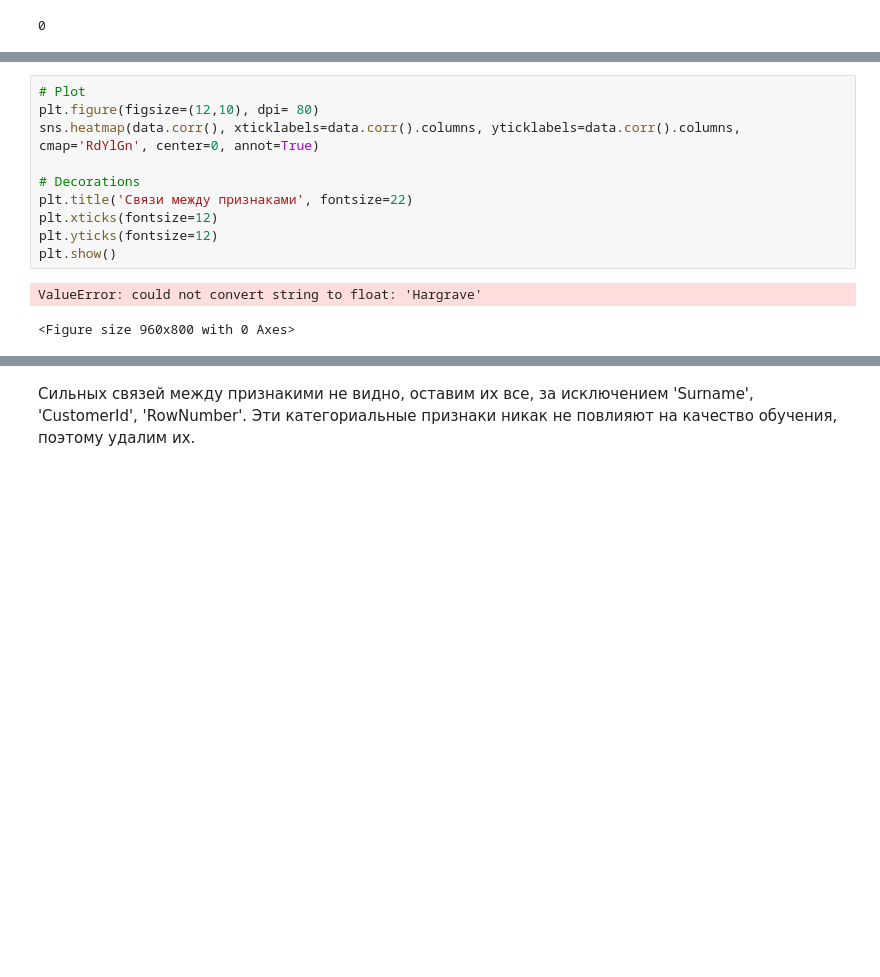
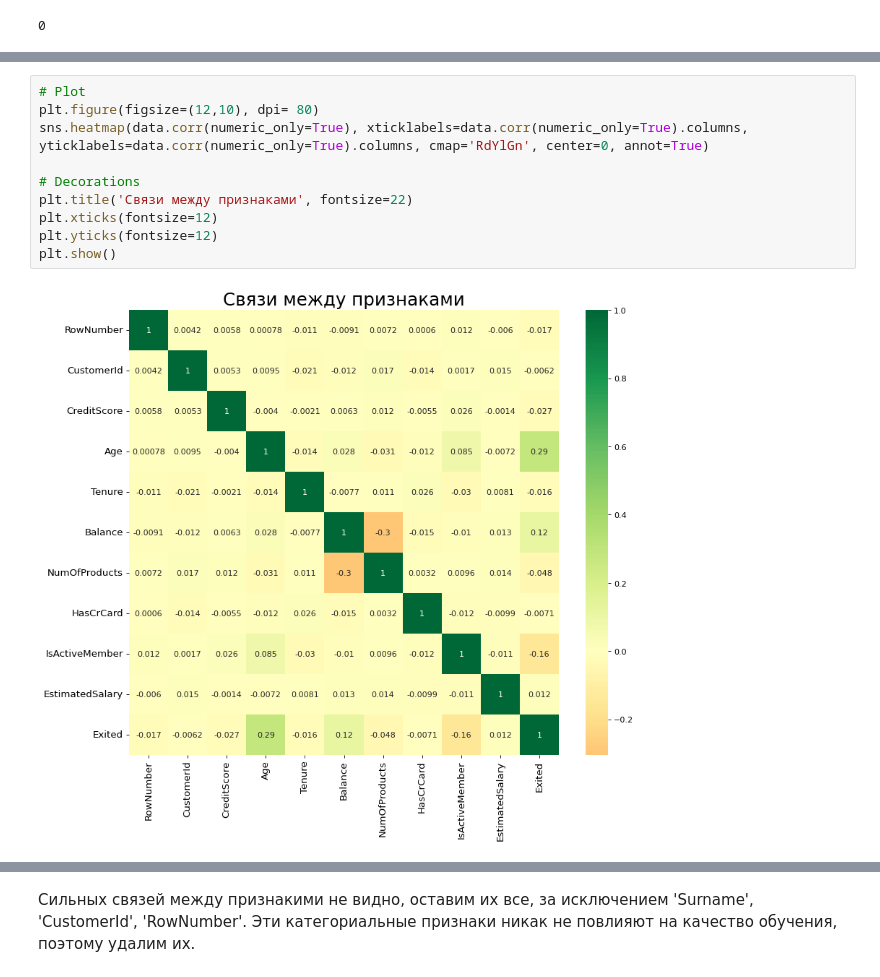
Before and after one commit to denismaslov/yandex, a Jupyter notebook: sprint6/yandex_practicum_sprint6.ipynb, the cells around one changed output, grey strips where cells are left out. Drawn from its saved outputs; the diff is of its cells as text; blank space fills up the shorter version.

```diff
--- a/sprint6/yandex_practicum_sprint6.ipynb
+++ b/sprint6/yandex_practicum_sprint6.ipynb
@@ -219,16 +212,15 @@ ValueError: could not convert string to float: 'Hargrave'
 # %%
 # Plot
 plt.figure(figsize=(12,10), dpi= 80)
-sns.heatmap(data.corr(), xticklabels=data.corr().columns, yticklabels=data.corr().columns, cmap='RdYlGn', center=0, annot=True)
+sns.heatmap(data.corr(numeric_only=True), xticklabels=data.corr(numeric_only=True).columns, yticklabels=data.corr(numeric_only=True).columns, cmap='RdYlGn', center=0, annot=True)
 
 # Decorations
 plt.title('Связи между признаками', fontsize=22)
 plt.xticks(fontsize=12)
 plt.yticks(fontsize=12)
 plt.show()
 # %% [output]
-ValueError: could not convert string to float: 'Hargrave'
-<Figure size 960x800 with 0 Axes>
+[figure, added]
 # %%
 data.phik_matrix()
 # %% [output]
```
Also changed, not shown: parts of 10 cells of this notebook.
